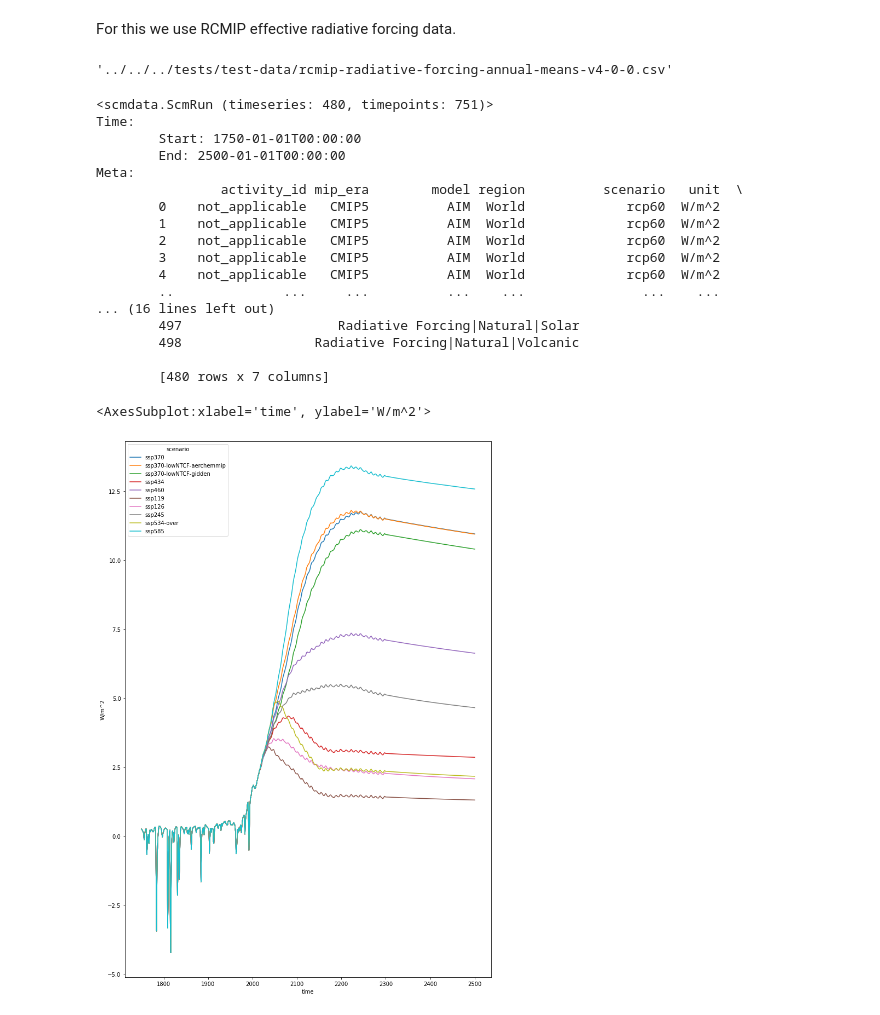
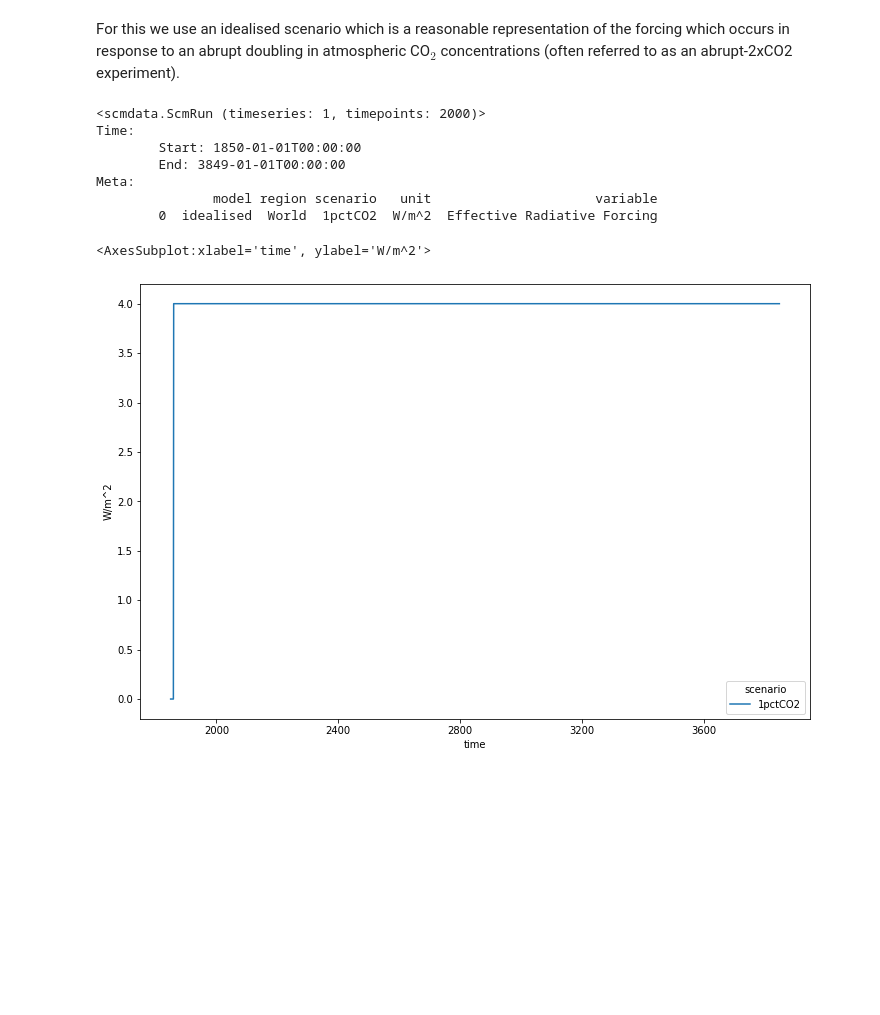
Before and after one commit to openscm/openscm-twolayermodel, a Jupyter notebook: docs/source/usage/one-layer-model.ipynb, the cells around one changed output. Saved outputs shown, nothing was run; the diff lists cells and outputs as text; code cells hidden in the pictures; blank space fills up the shorter version.

Commit message:
Fix one layer model notebook

```diff
--- a/docs/source/usage/one-layer-model.ipynb
+++ b/docs/source/usage/one-layer-model.ipynb
@@ -15,47 +17,39 @@ from scmdata import ScmRun, run_append
 from openscm_twolayermodel import TwoLayerModel
 
 import matplotlib.pyplot as plt
-# %% [markdown]
-For this we use RCMIP effective radiative forcing data.
-# %%
-DATA_PATH = os.path.join(
-    "..",
-    "..",
-    "..",
-    "tests",
-    "test-data",
-    "rcmip-radiative-forcing-annual-means-v4-0-0.csv",
-)
-DATA_PATH
-# %% [output]
-'../../../tests/test-data/rcmip-radiative-forcing-annual-means-v4-0-0.csv'
-# %%
-# NBVAL_IGNORE_OUTPUT
-scenarios = ScmRun(DATA_PATH, lowercase_cols=True).filter(scenario="historical", keep=False)
-scenarios
-# %% [output]
-<scmdata.ScmRun (timeseries: 480, timepoints: 751)>
-Time:
-        Start: 1750-01-01T00:00:00
-        End: 2500-01-01T00:00:00
-Meta:
-                activity_id mip_era        model region          scenario   unit  \
-        0    not_applicable   CMIP5          AIM  World             rcp60  W/m^2
-        1    not_applicable   CMIP5          AIM  World             rcp60  W/m^2
-        2    not_applicable   CMIP5          AIM  World             rcp60  W/m^2
-        3    not_applicable   CMIP5          AIM  World             rcp60  W/m^2
-        4    not_applicable   CMIP5          AIM  World             rcp60  W/m^2
-        ..              ...     ...          ...    ...               ...    ...
-... (16 lines left out)
-        497                    Radiative Forcing|Natural|Solar
-        498                 Radiative Forcing|Natural|Volcanic
-
-        [480 rows x 7 columns]
+# %% [markdown]
+For this we use an idealised scenario which is a reasonable representation of the forcing which occurs in response to an abrupt doubling in atmospheric CO$_2$ concentrations (often referred to as an abrupt-2xCO2 experiment).
+# %%
+run_length = 2000
+
+data = np.zeros(run_length)
+data[10 : ] = 4.0
+
+driver = ScmRun(
+    data=data,
+    index=1850 + np.arange(run_length),
+    columns={
+        "unit": "W/m^2",
+        "model": "idealised",
+        "scenario": "1pctCO2",
+        "region": "World",
+        "variable": "Effective Radiative Forcing",
+    },
+)
+driver
+# %% [output]
+<scmdata.ScmRun (timeseries: 1, timepoints: 2000)>
+Time:
+        Start: 1850-01-01T00:00:00
+        End: 3849-01-01T00:00:00
+Meta:
+               model region scenario   unit                     variable
+        0  idealised  World  1pctCO2  W/m^2  Effective Radiative Forcing
 # %%
 # NBVAL_IGNORE_OUTPUT
-fig = plt.figure(figsize=(12, 18))
+fig = plt.figure(figsize=(12, 8))
 ax = fig.add_subplot(111)
-scenarios.filter(variable="Effective Radiative Forcing").lineplot()
+driver.filter(variable="Effective Radiative Forcing").lineplot()
 # %% [output]
 <AxesSubplot:xlabel='time', ylabel='W/m^2'>
-[figure, old version]
+[figure, new version]
```
Also changed, not shown: parts of 18 cells of this notebook.
